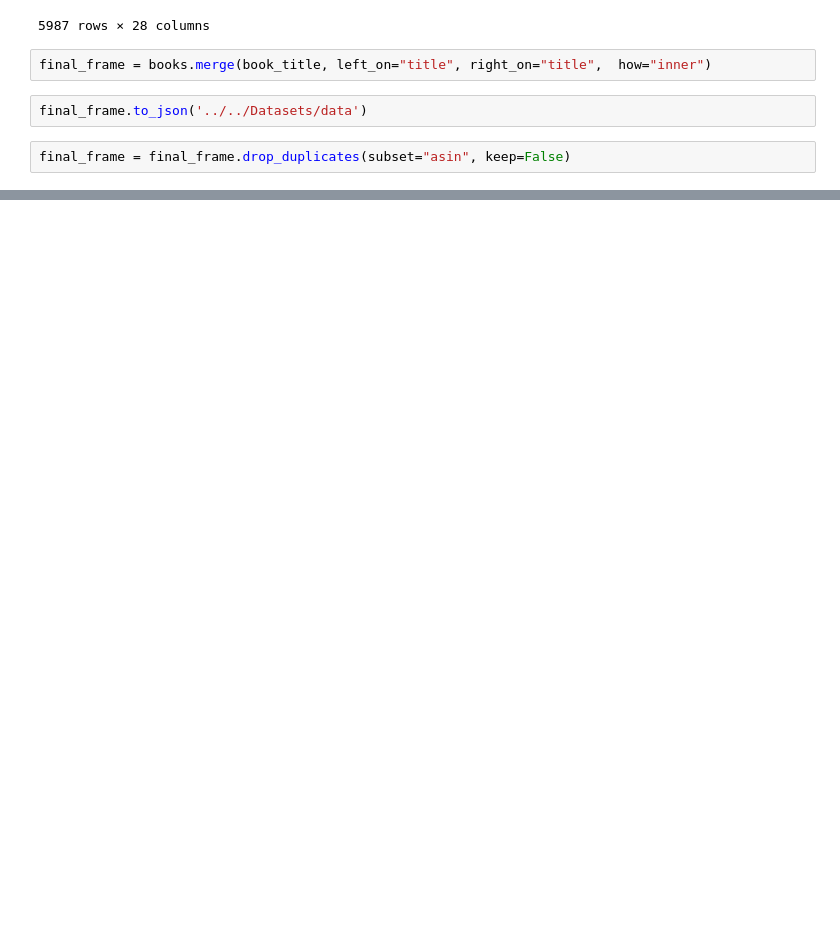
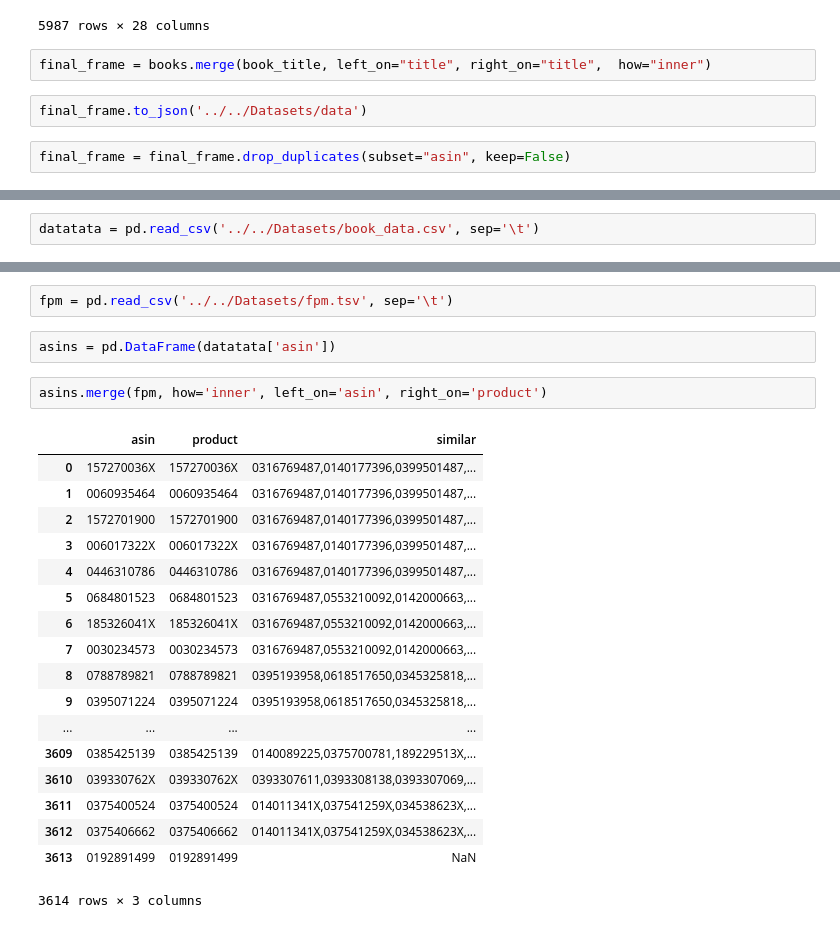
Before and after one commit to kjkrupal/Book-Recommendation-System, a Jupyter notebook: scripts/Data Mapper.ipynb, the cells around one changed output, grey strips where cells are left out. Cells and saved outputs as stored; diff of their text form; blank space fills up the shorter version.

Commit message:
Asin generator

```diff
--- a/scripts/Data Mapper.ipynb
+++ b/scripts/Data Mapper.ipynb
@@ -264,0 +265,2 @@ final_frame.to_csv('../../Datasets/book_data.csv')
+# %%
+datatata = pd.read_csv('../../Datasets/book_data.csv', sep='\t')
@@ -264,0 +278,25 @@ final_frame.to_csv('../../Datasets/book_data.csv')
+# %%
+fpm = pd.read_csv('../../Datasets/fpm.tsv', sep='\t')
+# %%
+asins = pd.DataFrame(datatata['asin'])
+# %%
+asins.merge(fpm, how='inner', left_on='asin', right_on='product')
+# %% [output]
+|  | asin | product | similar |
+| 0 | 157270036X | 157270036X | 0316769487,0140177396,0399501487,... |
+| 1 | 0060935464 | 0060935464 | 0316769487,0140177396,0399501487,... |
+| 2 | 1572701900 | 1572701900 | 0316769487,0140177396,0399501487,... |
+| 3 | 006017322X | 006017322X | 0316769487,0140177396,0399501487,... |
+| 4 | 0446310786 | 0446310786 | 0316769487,0140177396,0399501487,... |
+| 5 | 0684801523 | 0684801523 | 0316769487,0553210092,0142000663,... |
+| 6 | 185326041X | 185326041X | 0316769487,0553210092,0142000663,... |
+| 7 | 0030234573 | 0030234573 | 0316769487,0553210092,0142000663,... |
+| 8 | 0788789821 | 0788789821 | 0395193958,0618517650,0345325818,... |
+| 9 | 0395071224 | 0395071224 | 0395193958,0618517650,0345325818,... |
+| ... | ... | ... | ... |
+| 3609 | 0385425139 | 0385425139 | 0140089225,0375700781,189229513X,... |
+| 3610 | 039330762X | 039330762X | 0393307611,0393308138,0393307069,... |
+| 3611 | 0375400524 | 0375400524 | 014011341X,037541259X,034538623X,... |
+| 3612 | 0375406662 | 0375406662 | 014011341X,037541259X,034538623X,... |
+| 3613 | 0192891499 | 0192891499 | NaN |
+3614 rows × 3 columns
```
Also changed, not shown: parts of 2 cells of this notebook, 1 other file.
